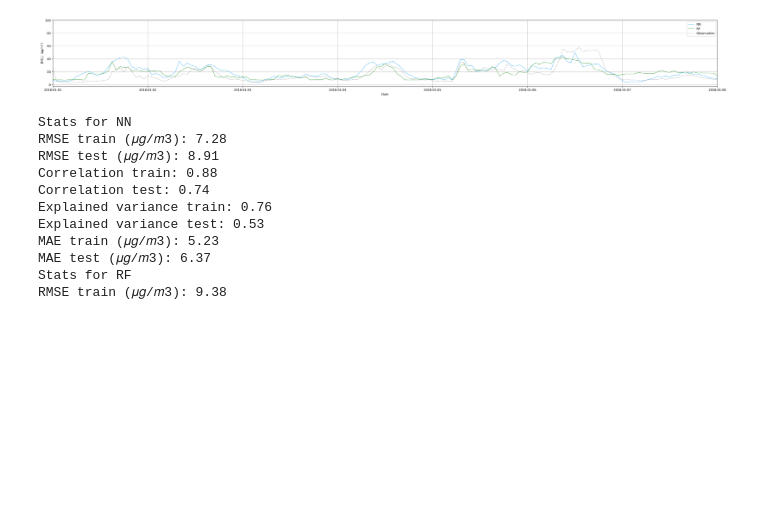
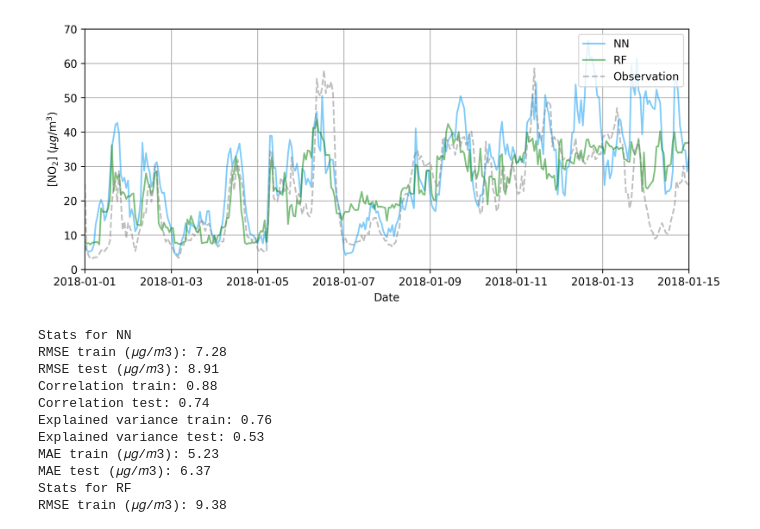
Before and after one commit to CLPHUU/MAIO, a Jupyter notebook: Code/Plotting.ipynb, the cells around one changed output. Drawn from its saved outputs; the diff is of its cells as text; code cells hidden in the pictures; blank space fills up the shorter version.

Commit message:
updated plots

```diff
--- a/Code/Plotting.ipynb
+++ b/Code/Plotting.ipynb
@@ -100,19 +100,19 @@ class plotting():
             ax1.plot(xs_obs, pdf_obs, label='Observation', color=self.obs_color, ls='--')
 
         ax1.legend()
-        ax1.set_xlabel('O$_3$ concentration [$\mu$g /m$^3$]')
+        ax1.set_xlabel('O$_3$ concentration ($\mu$g /m$^3$)')
         ax1.set_ylabel('Probability Density')
         ax1.grid(True)
 
     def plot_scatter(self, test=True):
-        fig, ax1 = plt.subplots(1, 1, dpi=self.dpi, figsize=(10, 5))
+        fig, ax1 = plt.subplots(1, 1, dpi=self.dpi, figsize=(5, 5))
         y_NN, y_RF, y_obs, t, label = self.test_or_train(test)
 
         # Scatter plots
         size = 1
         transp = 0.4
-        ax1.scatter(y_obs, y_NN, label='Train', color=self.NN_color, s=size, alpha=transp)
-        ax1.scatter(y_obs, y_RF, label='Test', color=self.RF_color, s=size, alpha=transp)
+        ax1.scatter(y_obs, y_NN, label='NN', color=self.NN_color, s=size, alpha=transp)
+        ax1.scatter(y_obs, y_RF, label='RF', color=self.RF_color, s=size, alpha=transp)
 
         # 1:1 line
         line = np.array([0, np.max([np.max(y_NN), np.max(y_RF)])])
@@ -124,10 +124,10 @@ class plotting():
         ax1.legend()
         ax1.grid()
 
-    def plot_long_timeseries(self, test=True, all=True, start_month=1, start_day=1, n_months=3, n_days=0):
+    def plot_timeseries(self, test=True, all=True, start_month=1, start_day=1, n_months=3, n_days=0, ymax=None):
         y_NN, y_RF, y_obs, t, label = self.test_or_train(test)
 
-        fig, ax1 = plt.subplots(dpi=self.dpi, figsize=(40, 4), sharey=True)
+        fig, ax1 = plt.subplots(dpi=self.dpi, figsize=(10, 4), sharey=True)
 
         ax1.plot(t, y_NN, alpha=.5, label='NN', color=self.NN_color)
         ax1.plot(t, y_RF, alpha=.5, label='RF', color=self.RF_color)
@@ -144,6 +144,9 @@ class plotting():
                 ax1.set_xlim(datetime.date(2017, start_month, start_day), datetime.date(2017, start_month + n_months, start_day + n_days))
         else:
             ax1.set_xlim(t[0], t[-1])
+
+        if ymax is not None:
+            plt.ylim(0, ymax)
 
     def get_stats(self, RF=True):
         if RF:
@@ -191,7 +194,10 @@ plot_obj.plot_scatter()
 # %%
-plot_obj.plot_long_timeseries(all=False, start_month=1, start_day=1, n_months=0, n_days=7)
+plot_obj.plot_timeseries(all=False, start_month=1, start_day=1, n_months=0, n_days=14, ymax=70)
+# thicker lines
+# daily averages?
+# adjust y axis
 # %% [output]
-[figure, old version]
+[figure, new version]
 # %%
 plot_obj.get_stats(RF=False)
 plot_obj.get_stats(RF=True);
```
Also changed, not shown: parts of 1 cell of this notebook.
